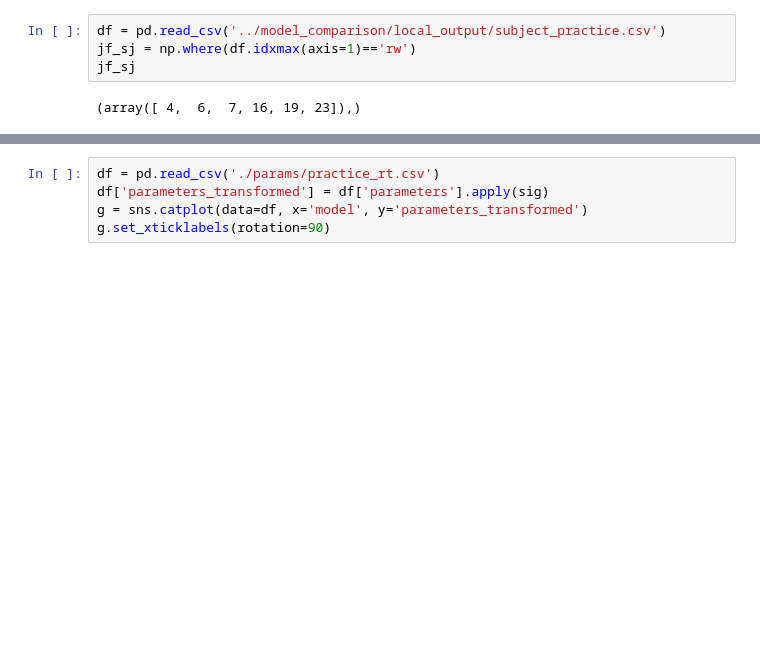
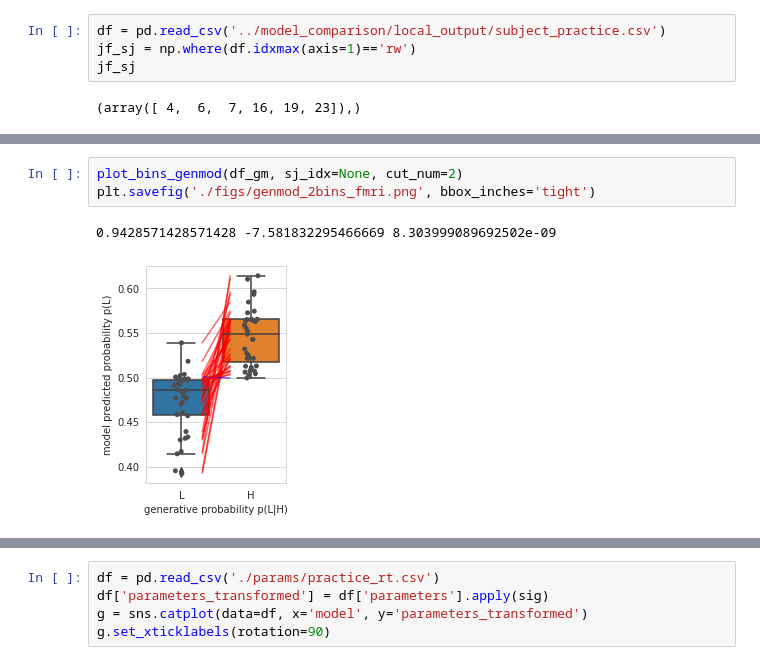
Before and after one commit to syzhang/tsl_hbi, a Jupyter notebook: model_gen/plot_params.ipynb, the cells around one changed output, grey strips where cells are left out. Cells and saved outputs as stored; diff of their text form; blank space fills up the shorter version.

```diff
--- a/model_gen/plot_params.ipynb
+++ b/model_gen/plot_params.ipynb
@@ -172,0 +401,6 @@ plot_bins(df_pmod, sj_idx=None, model=None)
+# %%
+plot_bins_genmod(df_gm, sj_idx=None, cut_num=2)
+plt.savefig('./figs/genmod_2bins_fmri.png', bbox_inches='tight')
+# %% [output]
+0.9428571428571428 -7.581832295466669 8.303999089692502e-09
+[figure, added]
```
Also changed, not shown: parts of 16 cells of this notebook, 4 other files.
